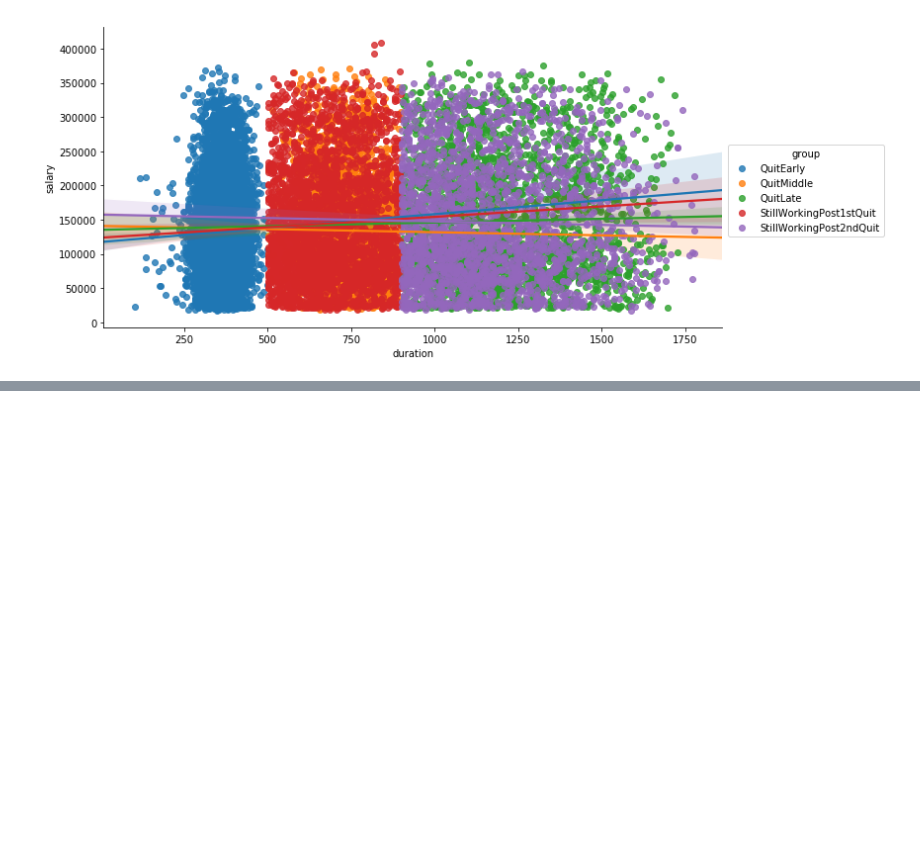
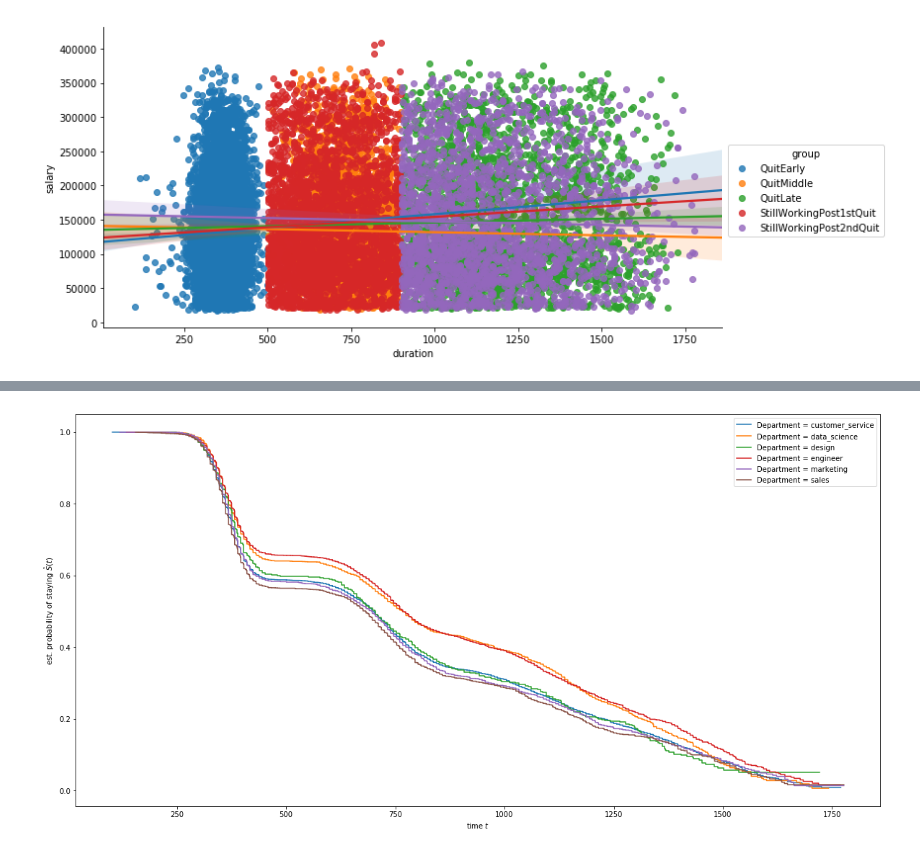
Before and after one commit to kotoroshinoto/InsightDataChallenges, a Jupyter notebook: challenge1/challenge.ipynb, the cells around one changed output, grey strips where cells are left out. Saved outputs shown, nothing was run; the diff lists cells and outputs as text; code cells hidden in the pictures; blank space fills up the shorter version.

```diff
--- a/challenge1/challenge.ipynb
+++ b/challenge1/challenge.ipynb
@@ -17,6 +34,7 @@ from sklearn.ensemble import AdaBoostClassifier
 # %%
 start_date = pd.Timestamp('2011/01/24')
 stop_date = pd.Timestamp('2015/12/13')
+dept_enc = LabelEncoder()
 # %%
 def reload_data():
     global df
@@ -533,0 +379,15 @@ x_dur_test_predict = reg.predict(x_dur_test)
+# %%
+plt.figure(figsize=(20,10))
+for dept in sorted(labeled_df['dept_as_int'].unique()):
+    mask_dept = X["dept_as_int"] == dept
+    time_dept, survival_prob_dept = kaplan_meier_estimator(
+        Y["quit"][mask_dept],
+        Y["duration"][mask_dept])
+    plt.step(time_dept, survival_prob_dept, where="post",
+             label="Department = %s" % dept_enc.inverse_transform(int(dept)))
+plt.ylabel("est. probability of staying $\hat{S}(t)$")
+plt.xlabel("time $t$")
+plt.legend(loc="best")
+plt.show()
+# %% [output]
+[figure, added]
```
Also changed, not shown: parts of 58 cells of this notebook.
